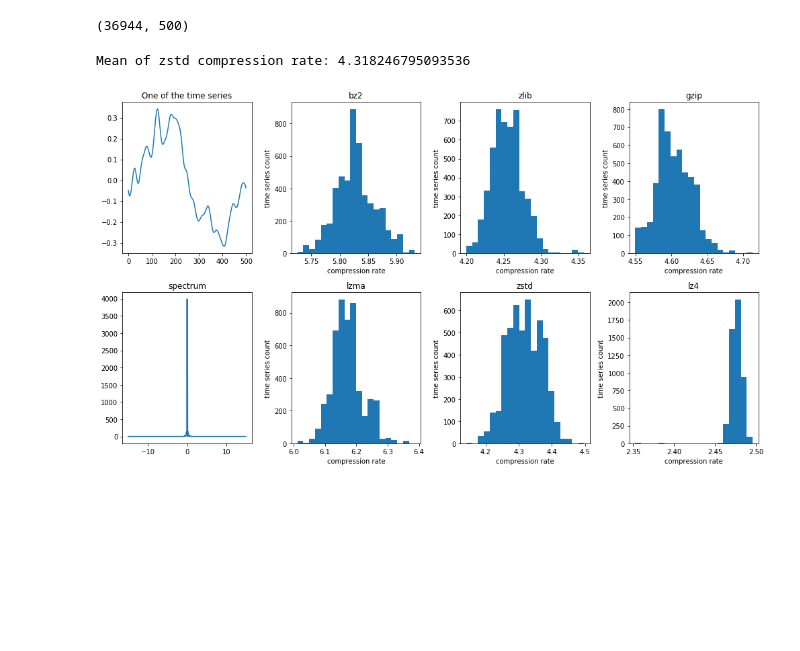
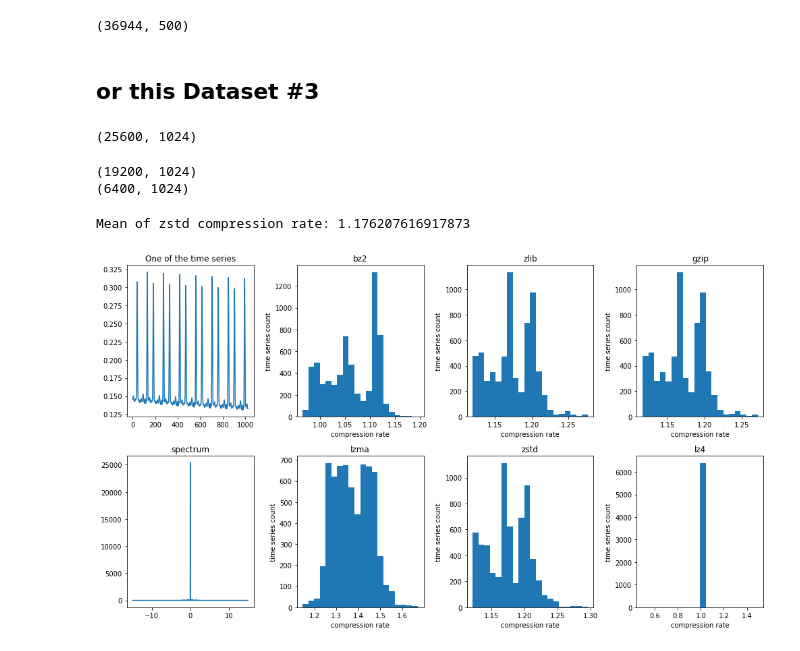
Before and after one commit to netang/time-series-compression, a Jupyter notebook: Lossless compression of time series.ipynb, the cells around one changed output. Saved outputs shown, nothing was run; the diff lists cells and outputs as text; code cells hidden in the pictures; blank space fills up the shorter version.

```diff
--- a/Lossless compression of time series.ipynb
+++ b/Lossless compression of time series.ipynb
@@ -150,4 +196,24 @@ datasetName = 'StarLightCurves (UCR archive 2018)'
 data.shape
 # %% [output]
 (36944, 500)
+# %% [markdown]
+## or this Dataset #3
+# %%
+data = np.load('/home/user/time-series-compression/generated_datasets/tsimulus_cli_generated_ts_L1024.npy')
+datasetName = 'generated_ts_zstd_test'
+data.shape
+# %% [output]
+(25600, 1024)
+# %%
+quarter = int(len(data)/100*25) # 25% for validation, 75% for training
+train = data[quarter:,:]
+test = data[:quarter,:]
+print(train.shape)
+print(test.shape)
+
+train_size = len(train)
+test_size = len(test)
+# %% [output]
+(19200, 1024)
+(6400, 1024)
 # %%
@@ -155,5 +221,5 @@ part_of_data = data[:5000]
 # %%
-compression_rate_distribution(part_of_data, 1)
+compression_rate_distribution(test, 1)
 # %% [output]
-Mean of zstd compression rate: 4.318246795093536
+Mean of zstd compression rate: 1.176207616917873
-[figure, old version]
+[figure, new version]
```
Also changed, not shown: parts of 4 cells of this notebook, 3 other files.
